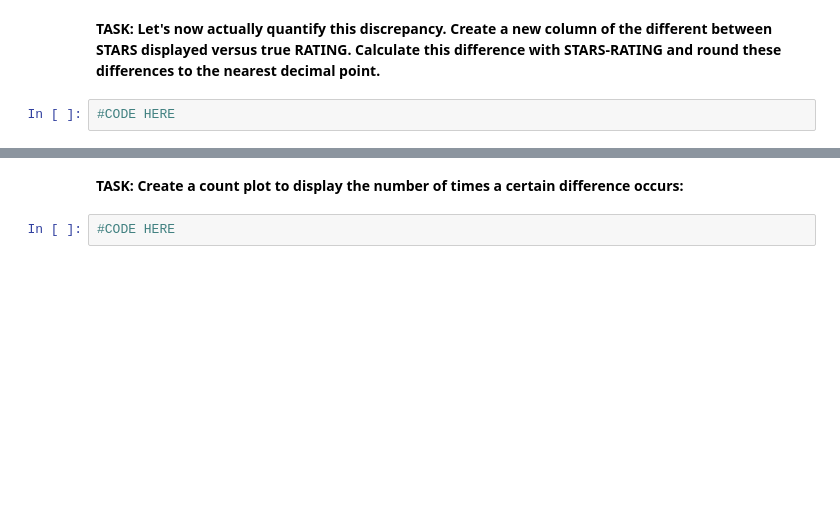
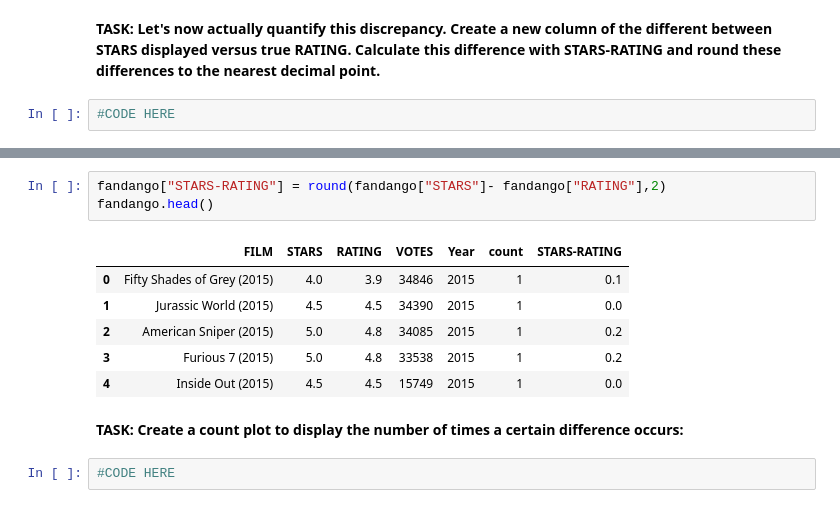
Before and after one commit to lajwithsingh/IMDB_MovieRating_DataAnalysis, a Jupyter notebook: imdb_movie_rating.ipynb, the cells around one changed output, grey strips where cells are left out. Saved outputs shown, nothing was run; the diff lists cells and outputs as text; blank space fills up the shorter version.

```diff
--- a/imdb_movie_rating.ipynb
+++ b/imdb_movie_rating.ipynb
@@ -222,3 +245,13 @@ Name: YEAR, dtype: int64
+# %%
+fandango["STARS-RATING"] = round(fandango["STARS"]- fandango["RATING"],2)
+fandango.head()
+# %% [output]
+|  | FILM | STARS | RATING | VOTES | Year | count | STARS-RATING |
+| 0 | Fifty Shades of Grey (2015) | 4.0 | 3.9 | 34846 | 2015 | 1 | 0.1 |
+| 1 | Jurassic World (2015) | 4.5 | 4.5 | 34390 | 2015 | 1 | 0.0 |
+| 2 | American Sniper (2015) | 5.0 | 4.8 | 34085 | 2015 | 1 | 0.2 |
+| 3 | Furious 7 (2015) | 5.0 | 4.8 | 33538 | 2015 | 1 | 0.2 |
+| 4 | Inside Out (2015) | 4.5 | 4.5 | 15749 | 2015 | 1 | 0.0 |
 # %% [markdown]
 **TASK: Create a count plot to display the number of times a certain difference occurs:**
 # %%
```
Also changed, not shown: parts of 36 cells of this notebook.
